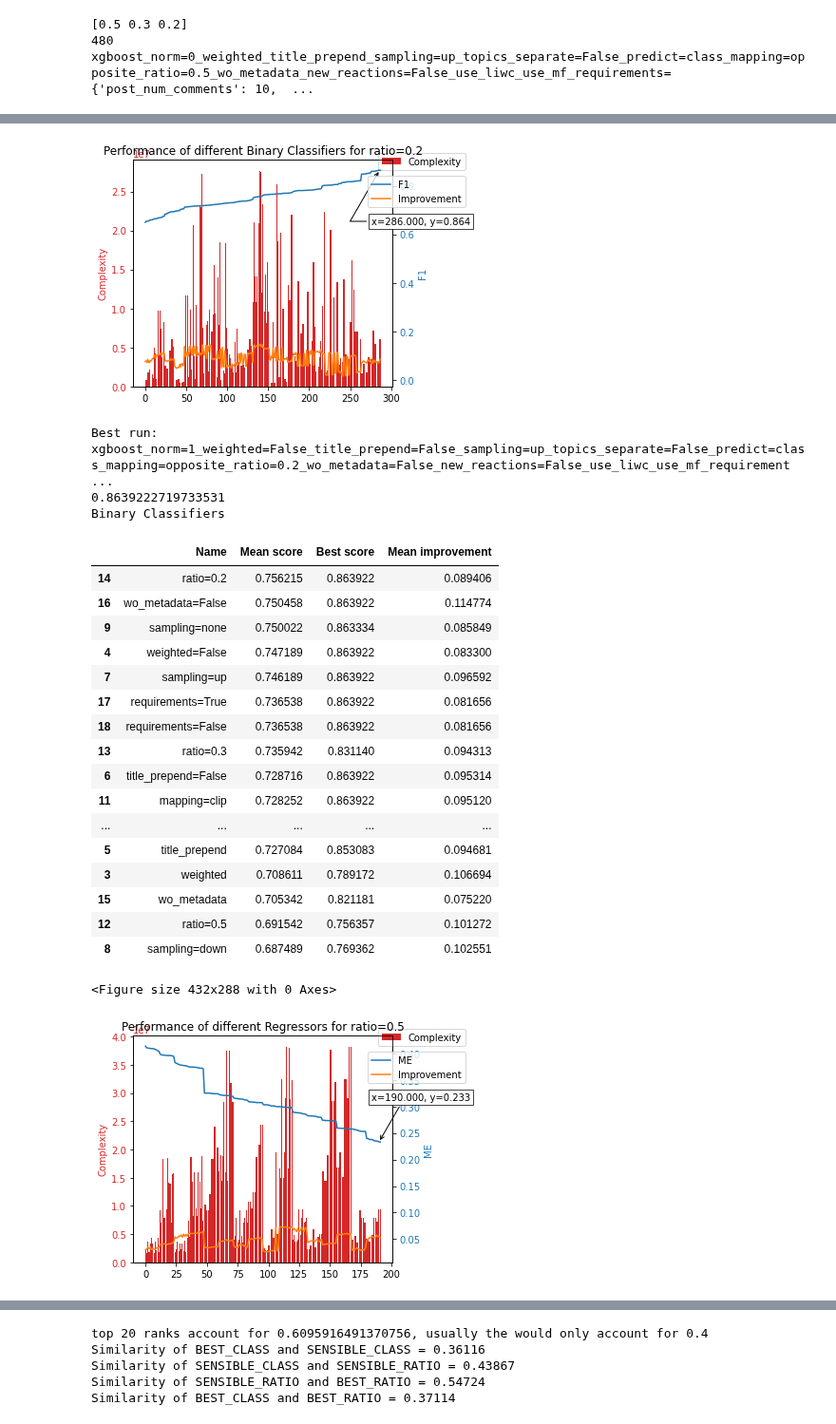
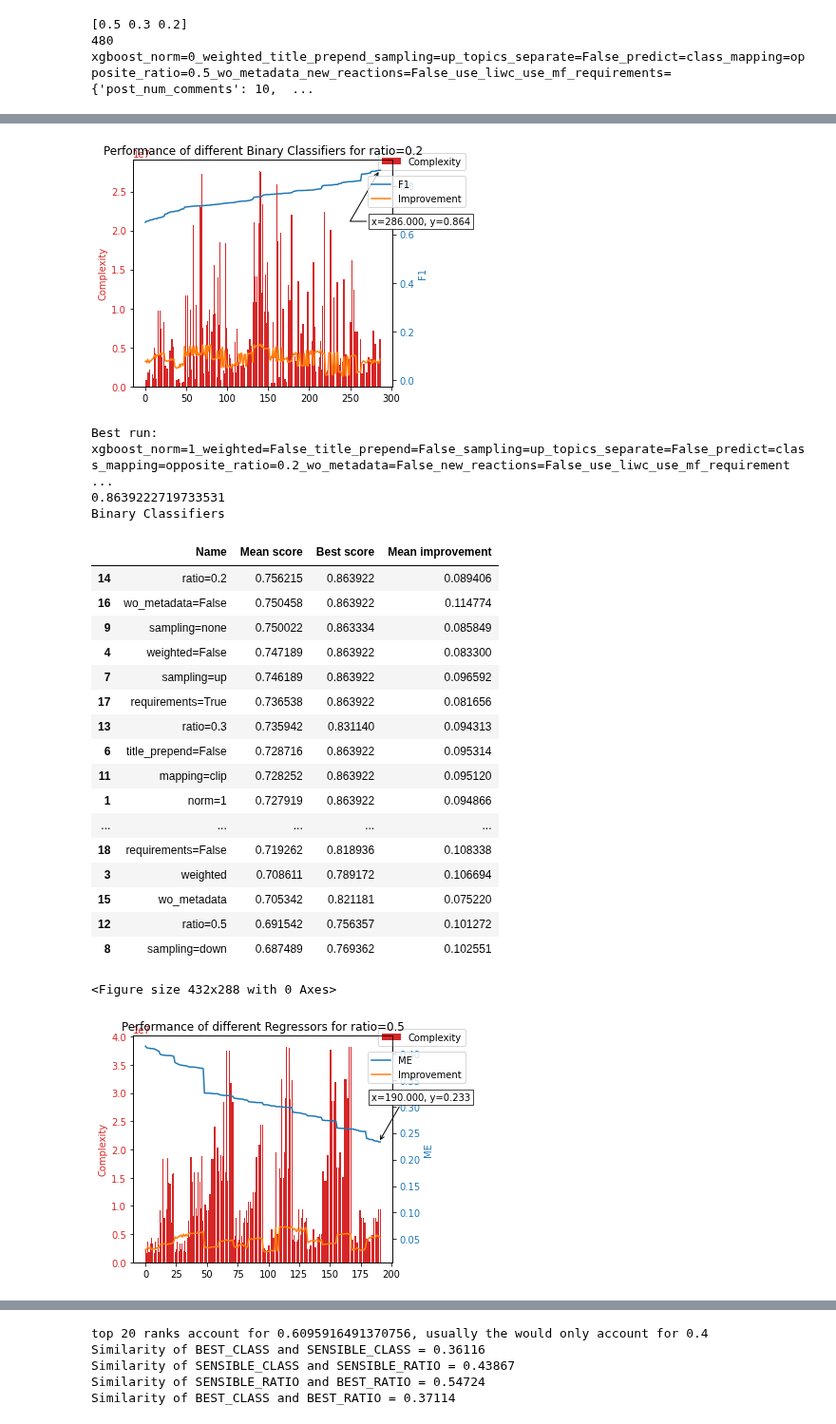
Before and after one commit to Hadjimina/Reddit_Morality_Analysis, a Jupyter notebook: feature_analysis/Jupiter Notebooks/Score Visualisation.ipynb, the cells around one changed output, grey strips where cells are left out. Shown at 95% size. Saved outputs shown, nothing was run; the diff lists cells and outputs as text; code cells hidden in the pictures.

```diff
--- a/feature_analysis/Jupiter Notebooks/Score Visualisation.ipynb
+++ b/feature_analysis/Jupiter Notebooks/Score Visualisation.ipynb
@@ -61,7 +67,7 @@ params = {
     # should we "clip" negative votes or map them to the "opposite"
     "mapping": ["opposite", "clip"],
     # which most extreme AHR or YTA_ratio we want to predict 0.3, 0.2, 0.1, 0.05
-    "ratio": [0.5,0.3, 0.2,],
+    "ratio": [0.5,0.3, 0.2], #0.5,0.3, 0.2,
     # wheter we should include metadata columns (e.g. post_score, account_karam, link_karma) set MANUALLY
     "wo_metadata": [True, False],
     # wheter we should use the old or new reactions (reactions_YTA, NTA)
@@ -127,8 +133,9 @@ for df_iter in [df_bin, df_reg]:
 
             if k == "requirements":
                 param_str = f"{k}"
-                print(params[k])
-                df_tmp = df_iter[df_iter["Name"].str.contains("post_score': 10")] if v else df_iter[~df_iter["Name"].str.contains("post_score': 0")]
+                df_tmp = df_iter[df_iter["Name"].str.contains("post_score': 10")] if v else df_iter[df_iter["Name"].str.contains("post_score': 0")]
+
+
             elif type(v) == bool:
                 param_str ="_"+k
                 if not v:
@@ -153,39 +160,39 @@ for df_iter in [df_bin, df_reg]:
             if "requirements" in param_str:
                 param_str+="="+str(v)
 
             param_impact.append([param_str, df_tmp["Score"].mean(),best_score, df_tmp["Improvement"].mean()])
 
 
     df_impact = pd.DataFrame(param_impact, columns=["Name", "Mean score", "Best score", "Mean improvement"])
     df_impact = df_impact.sort_values(by='Mean score', ascending=df.iloc[0]["is_regression"])
     print(clf_type)
     display(HTML(df_impact.to_html()))
 # %% [output]
 [figure]
 Best run: xgboost_norm=1_weighted=False_title_prepend_sampling=none_topics_separate=False_predict=class_mapping=clip_ratio=0.5_wo_metadata=False_new_reactions=False_use_liwc_use_mf_requirements={'post ...
 0.7563572301477867
 <Figure size 432x288 with 0 Axes>
 [figure]
 Best run: xgboost_norm=0_weighted=False_title_prepend_sampling=none_topics_separate=False_predict=class_mapping=clip_ratio=0.3_wo_metadata=False_new_reactions=False_use_liwc_use_mf_requirements={'post ...
 0.8311398793015617
 <Figure size 432x288 with 0 Axes>
 [figure]
 Best run: xgboost_norm=1_weighted=False_title_prepend=False_sampling=up_topics_separate=False_predict=class_mapping=opposite_ratio=0.2_wo_metadata=False_new_reactions=False_use_liwc_use_mf_requirement ...
 0.8639222719733531
 Binary Classifiers
 |  | Name | Mean score | Best score | Mean improvement |
 | 14 | ratio=0.2 | 0.756215 | 0.863922 | 0.089406 |
 | 16 | wo_metadata=False | 0.750458 | 0.863922 | 0.114774 |
 | 9 | sampling=none | 0.750022 | 0.863334 | 0.085849 |
 | 4 | weighted=False | 0.747189 | 0.863922 | 0.083300 |
 | 7 | sampling=up | 0.746189 | 0.863922 | 0.096592 |
 | 17 | requirements=True | 0.736538 | 0.863922 | 0.081656 |
-| 18 | requirements=False | 0.736538 | 0.863922 | 0.081656 |
 | 13 | ratio=0.3 | 0.735942 | 0.831140 | 0.094313 |
 | 6 | title_prepend=False | 0.728716 | 0.863922 | 0.095314 |
 | 11 | mapping=clip | 0.728252 | 0.863922 | 0.095120 |
+| 1 | norm=1 | 0.727919 | 0.863922 | 0.094866 |
 | ... | ... | ... | ... | ... |
-| 5 | title_prepend | 0.727084 | 0.853083 | 0.094681 |
+| 18 | requirements=False | 0.719262 | 0.818936 | 0.108338 |
 | 3 | weighted | 0.708611 | 0.789172 | 0.106694 |
 | 15 | wo_metadata | 0.705342 | 0.821181 | 0.075220 |
 | 12 | ratio=0.5 | 0.691542 | 0.756357 | 0.101272 |
```
Also changed, not shown: parts of 2 cells of this notebook, 1 other file.
